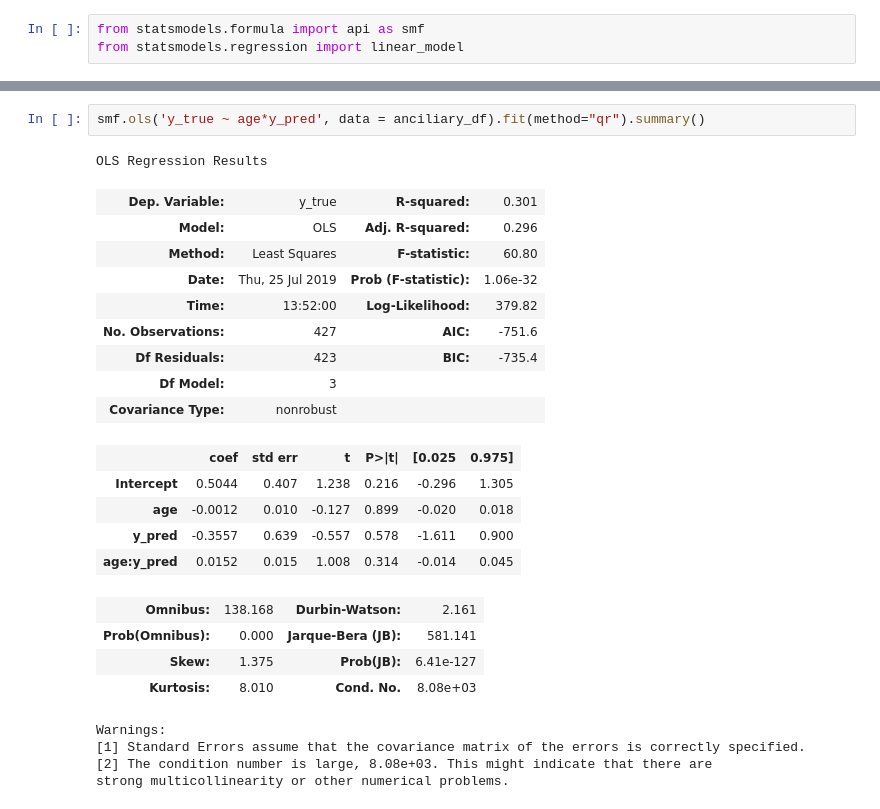
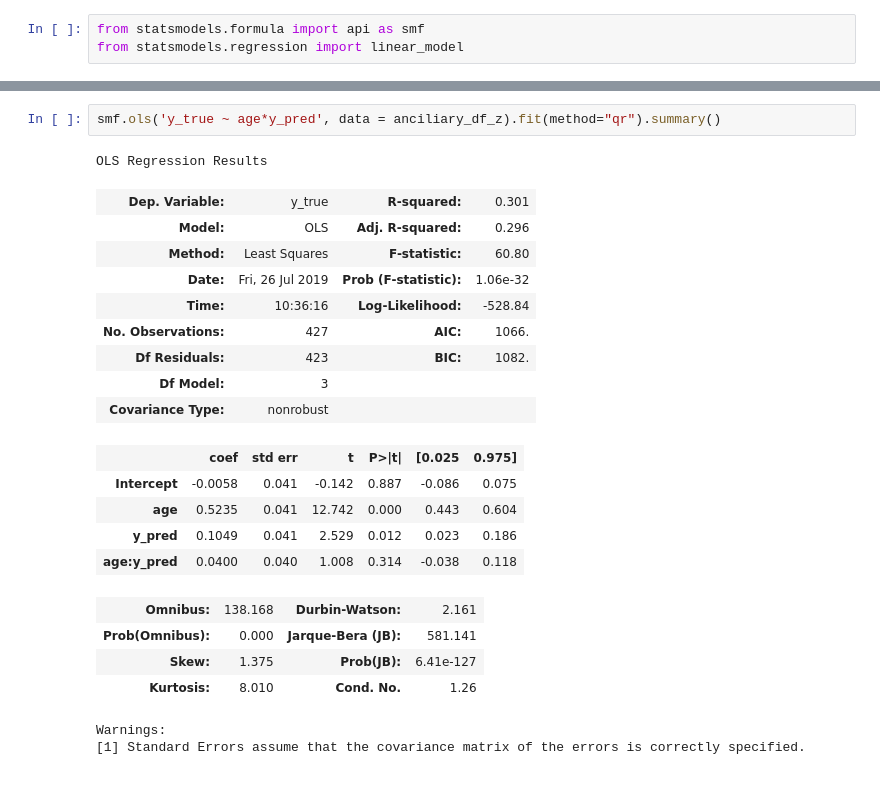
Before and after one commit to CoAxLab/IMT_manuscript, a Jupyter notebook: code/old_faces.ipynb, the cells around one changed output, grey strips where cells are left out. Drawn from its saved outputs; the diff is of its cells as text.

```diff
--- a/code/old_faces.ipynb
+++ b/code/old_faces.ipynb
@@ -498,29 +535,27 @@ OLS Regression Results
 Warnings:
 [1] Standard Errors assume that the covariance matrix of the errors is correctly specified.
 # %%
-smf.ols('y_true ~ age*y_pred', data = anciliary_df).fit(method="qr").summary()
+smf.ols('y_true ~ age*y_pred', data = anciliary_df_z).fit(method="qr").summary()
 # %% [output]
 OLS Regression Results
 | Dep. Variable: | y_true | R-squared: | 0.301 |
 | Model: | OLS | Adj. R-squared: | 0.296 |
 | Method: | Least Squares | F-statistic: | 60.80 |
-| Date: | Thu, 25 Jul 2019 | Prob (F-statistic): | 1.06e-32 |
-| Time: | 13:52:00 | Log-Likelihood: | 379.82 |
-| No. Observations: | 427 | AIC: | -751.6 |
-| Df Residuals: | 423 | BIC: | -735.4 |
+| Date: | Fri, 26 Jul 2019 | Prob (F-statistic): | 1.06e-32 |
+| Time: | 10:36:16 | Log-Likelihood: | -528.84 |
+| No. Observations: | 427 | AIC: | 1066. |
+| Df Residuals: | 423 | BIC: | 1082. |
 | Df Model: | 3 |  |  |
 | Covariance Type: | nonrobust |  |  |
 |  | coef | std err | t | P>|t| | [0.025 | 0.975] |
-| Intercept | 0.5044 | 0.407 | 1.238 | 0.216 | -0.296 | 1.305 |
-| age | -0.0012 | 0.010 | -0.127 | 0.899 | -0.020 | 0.018 |
-| y_pred | -0.3557 | 0.639 | -0.557 | 0.578 | -1.611 | 0.900 |
-| age:y_pred | 0.0152 | 0.015 | 1.008 | 0.314 | -0.014 | 0.045 |
+| Intercept | -0.0058 | 0.041 | -0.142 | 0.887 | -0.086 | 0.075 |
+| age | 0.5235 | 0.041 | 12.742 | 0.000 | 0.443 | 0.604 |
+| y_pred | 0.1049 | 0.041 | 2.529 | 0.012 | 0.023 | 0.186 |
+| age:y_pred | 0.0400 | 0.040 | 1.008 | 0.314 | -0.038 | 0.118 |
 | Omnibus: | 138.168 | Durbin-Watson: | 2.161 |
 | Prob(Omnibus): | 0.000 | Jarque-Bera (JB): | 581.141 |
 | Skew: | 1.375 | Prob(JB): | 6.41e-127 |
-| Kurtosis: | 8.010 | Cond. No. | 8.08e+03 |
+| Kurtosis: | 8.010 | Cond. No. | 1.26 |
 Warnings:
 [1] Standard Errors assume that the covariance matrix of the errors is correctly specified.
-[2] The condition number is large, 8.08e+03. This might indicate that there are
-strong multicollinearity or other numerical problems.
 # %%
```
Also changed, not shown: parts of 21 cells of this notebook, 1 other file.
